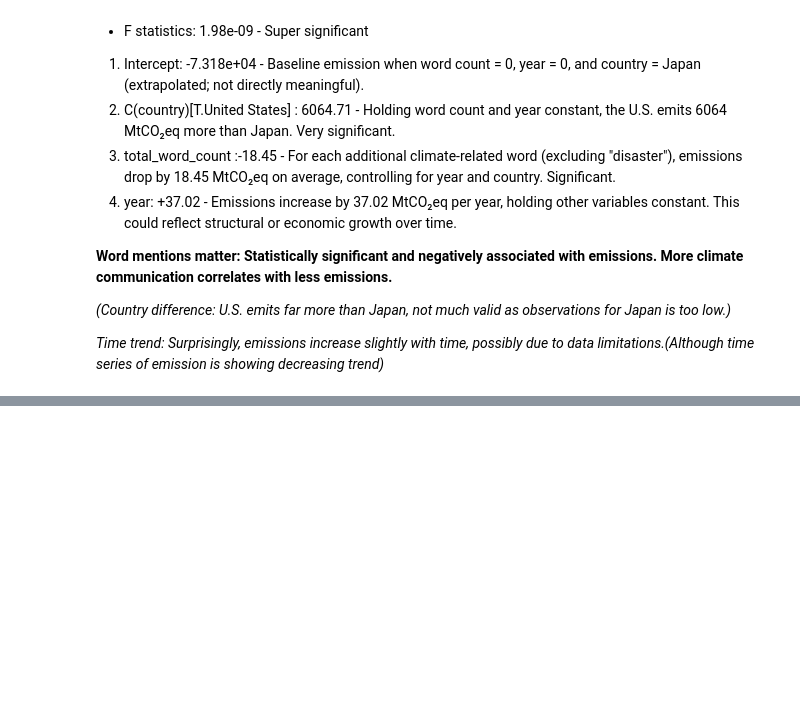
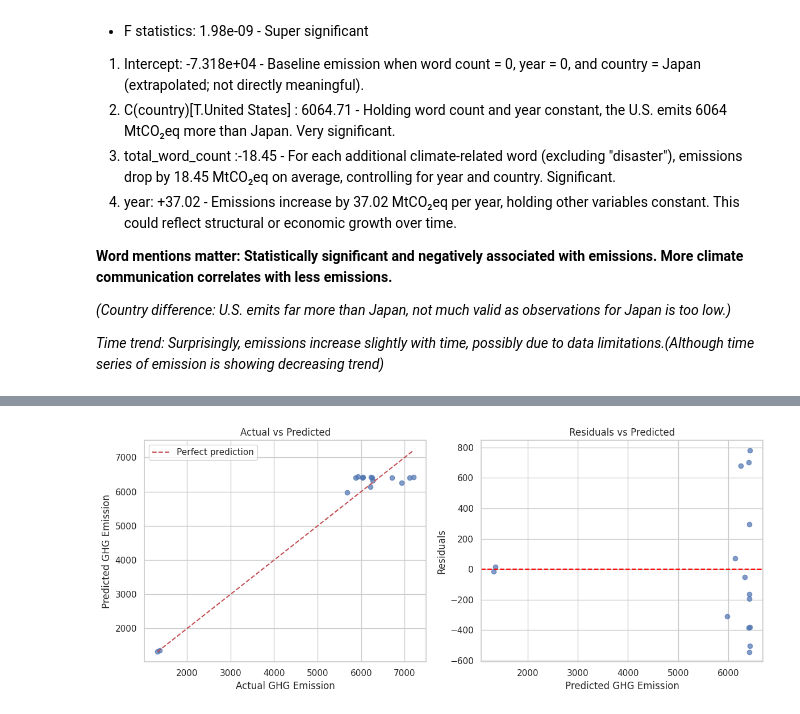
Before and after one commit to Graspp-25-Spring/GraSPP-25S-climatechange, a Jupyter notebook: notebooks/20250622_Regression_LLM_Scrape.ipynb, the cells around one changed output, grey strips where cells are left out. Drawn from its saved outputs; the diff is of its cells as text; code cells hidden in the pictures; blank space fills up the shorter version.

```diff
--- a/notebooks/20250622_Regression_LLM_Scrape.ipynb
+++ b/notebooks/20250622_Regression_LLM_Scrape.ipynb
@@ -484,0 +526,6 @@ strong multicollinearity or other numerical problems.
+# %%
+# Fit model with total_word_count, year, and country
+model = smf.ols('ghg_emission ~ total_word_count  + C(country)', data=merged_df).fit()
+
+# Display the summary
+print(model.summary())
@@ -484,0 +555,31 @@ strong multicollinearity or other numerical problems.
+# %%
+# Add predictions and residuals to your DataFrame
+merged_df['predicted'] = model.fittedvalues
+merged_df['residuals'] = model.resid
+
+# Set up plots
+plt.figure(figsize=(12, 5))
+
+# Actual vs Predicted
+plt.subplot(1, 2, 1)
+plt.scatter(merged_df['ghg_emission'], merged_df['predicted'], alpha=0.7)
+plt.plot([merged_df['ghg_emission'].min(), merged_df['ghg_emission'].max()],
+         [merged_df['ghg_emission'].min(), merged_df['ghg_emission'].max()],
+         'r--', label='Perfect prediction')
+plt.xlabel('Actual GHG Emission')
+plt.ylabel('Predicted GHG Emission')
+plt.title('Actual vs Predicted')
+plt.legend()
+
+# Residuals vs Predicted
+plt.subplot(1, 2, 2)
+plt.scatter(merged_df['predicted'], merged_df['residuals'], alpha=0.7)
+plt.axhline(0, color='red', linestyle='--')
+plt.xlabel('Predicted GHG Emission')
+plt.ylabel('Residuals')
+plt.title('Residuals vs Predicted')
+
+plt.tight_layout()
+plt.show()
+# %% [output]
+[figure, added]
```
Also changed, not shown: parts of 10 cells of this notebook.
